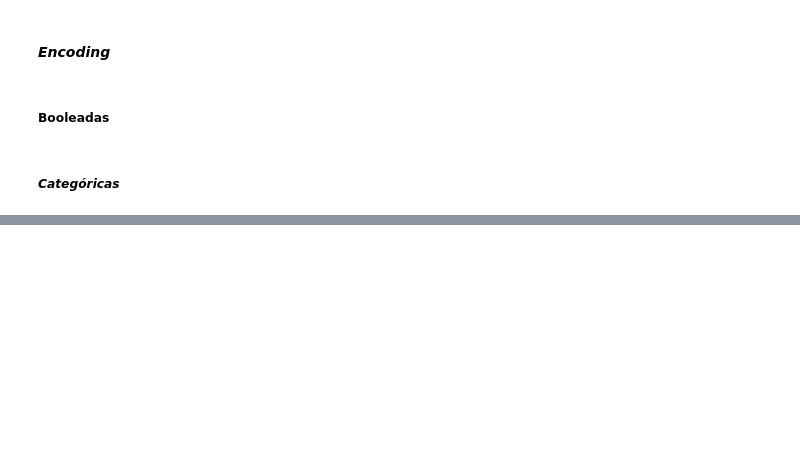
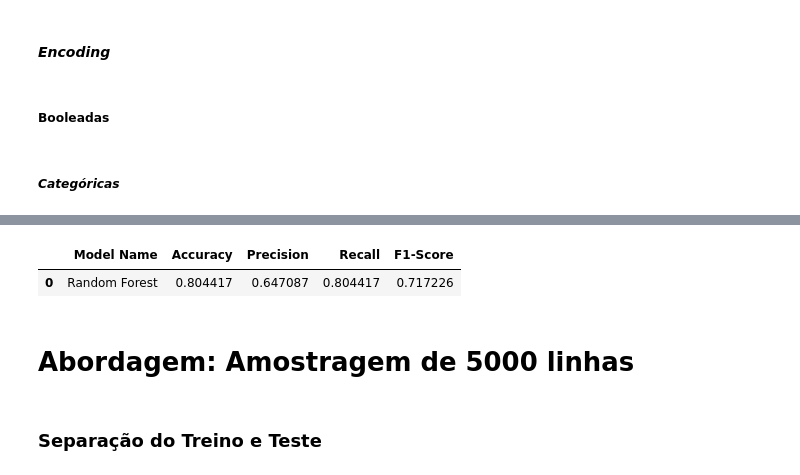
Before and after one commit to ArthurMesquita96/Traffic-Accident-Analysis, a Jupyter notebook: projeto_accidents.ipynb, the cells around one changed output, grey strips where cells are left out. Drawn from its saved outputs; the diff is of its cells as text; code cells hidden in the pictures; blank space fills up the shorter version.

Commit message:
fim da aplicação do ML, preparação e ML com amostragem de 5000, comparação dos resultados

```diff
--- a/projeto_accidents.ipynb
+++ b/projeto_accidents.ipynb
@@ -595,0 +650,30 @@ only showing top 20 rows
+# %%
+evaluator_accuracy = MulticlassClassificationEvaluator(labelCol="indexedLabel", predictionCol="prediction", metricName="accuracy")
+evaluator_precision = MulticlassClassificationEvaluator(labelCol="indexedLabel", predictionCol="prediction", metricName="weightedPrecision")
+evaluator_recall = MulticlassClassificationEvaluator(labelCol="indexedLabel", predictionCol="prediction", metricName="weightedRecall")
+evaluator_f1 = MulticlassClassificationEvaluator(labelCol="indexedLabel", predictionCol="prediction", metricName="f1")
+
+
+# # Avaliação
+accuracy = evaluator_accuracy.evaluate(predictions)
+precision = evaluator_precision.evaluate(predictions)
+recall = evaluator_recall.evaluate(predictions)
+f1 = evaluator_f1.evaluate(predictions)
+
+df_results_aux = pd.DataFrame(
+    {
+        'Model Name': model_name,
+        'Accuracy':accuracy,
+        'Precision':precision,
+        'Recall':recall,
+        'F1-Score':f1,
+     },
+     index=[0]
+)
+
+df_results_aux
+# %% [output]
+|  | Model Name | Accuracy | Precision | Recall | F1-Score |
+| 0 | Random Forest | 0.804417 | 0.647087 | 0.804417 | 0.717226 |
+# %% [markdown]
+# **Abordagem: Amostragem de 5000 linhas**
@@ -595,0 +685,2 @@ only showing top 20 rows
+# %% [markdown]
+### **Separação do Treino e Teste**
```
Also changed, not shown: parts of 40 cells of this notebook.
